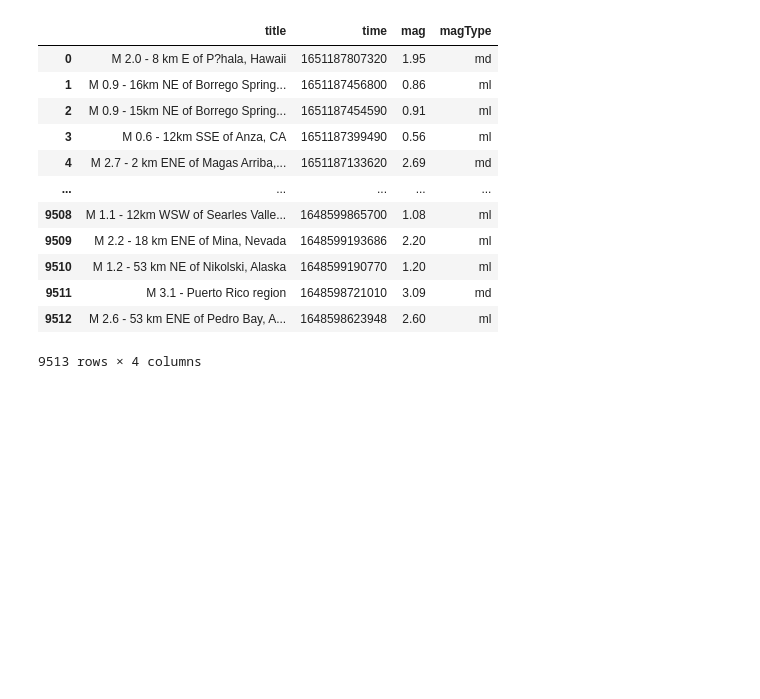
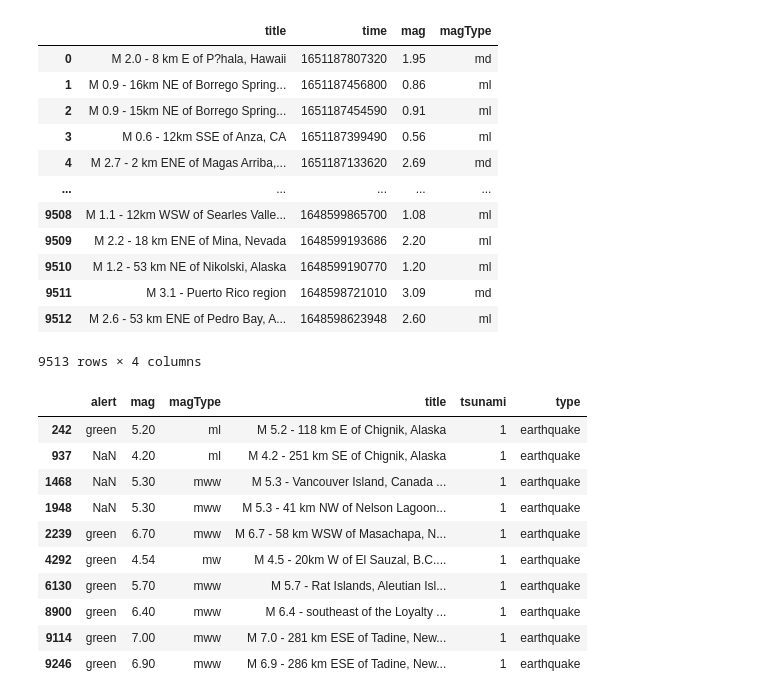
Before and after one commit to freefunction/data-analysis-pandas, a Jupyter notebook: chap1.ipynb, the cells around one changed output. Cells and saved outputs as stored; diff of their text form; code cells hidden in the pictures; blank space fills up the shorter version.

Commit message:
creating a dataframe from APIand examining a data

```diff
--- a/chap1.ipynb
+++ b/chap1.ipynb
@@ -190,3 +190,17 @@ df[['title','time'] + [col for col in df.columns if col.startswith('mag')]]
 | 9511 | M 3.1 - Puerto Rico region | 1648598721010 | 3.09 | md |
 | 9512 | M 2.6 - 53 km ENE of Pedro Bay, A... | 1648598623948 | 2.60 | ml |
 9513 rows × 4 columns
+# %%
+df.loc[df['tsunami']==1,['alert', 'mag', 'magType', 'title', 'tsunami', 'type']]
+# %% [output]
+|  | alert | mag | magType | title | tsunami | type |
+| 242 | green | 5.20 | ml | M 5.2 - 118 km E of Chignik, Alaska | 1 | earthquake |
+| 937 | NaN | 4.20 | ml | M 4.2 - 251 km SE of Chignik, Alaska | 1 | earthquake |
+| 1468 | NaN | 5.30 | mww | M 5.3 - Vancouver Island, Canada ... | 1 | earthquake |
+| 1948 | NaN | 5.30 | mww | M 5.3 - 41 km NW of Nelson Lagoon... | 1 | earthquake |
+| 2239 | green | 6.70 | mww | M 6.7 - 58 km WSW of Masachapa, N... | 1 | earthquake |
+| 4292 | green | 4.54 | mw | M 4.5 - 20km W of El Sauzal, B.C.... | 1 | earthquake |
+| 6130 | green | 5.70 | mww | M 5.7 - Rat Islands, Aleutian Isl... | 1 | earthquake |
+| 8900 | green | 6.40 | mww | M 6.4 - southeast of the Loyalty ... | 1 | earthquake |
+| 9114 | green | 7.00 | mww | M 7.0 - 281 km ESE of Tadine, New... | 1 | earthquake |
+| 9246 | green | 6.90 | mww | M 6.9 - 286 km ESE of Tadine, New... | 1 | earthquake |
```
